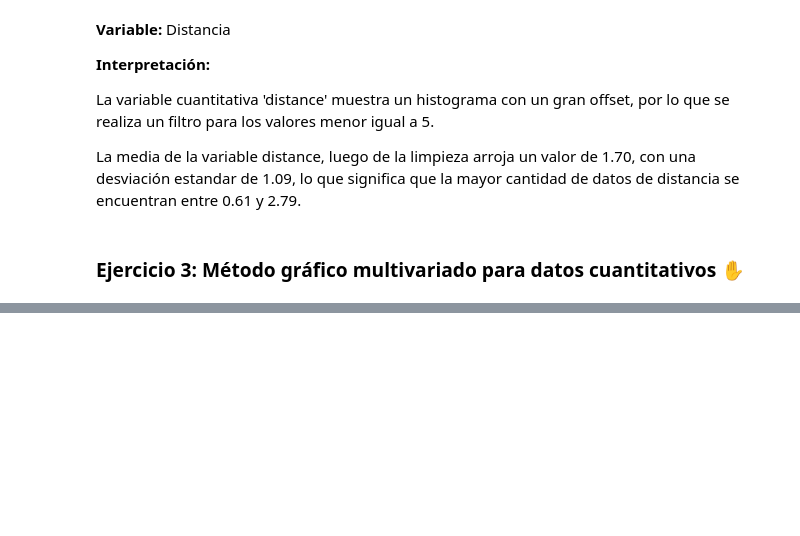
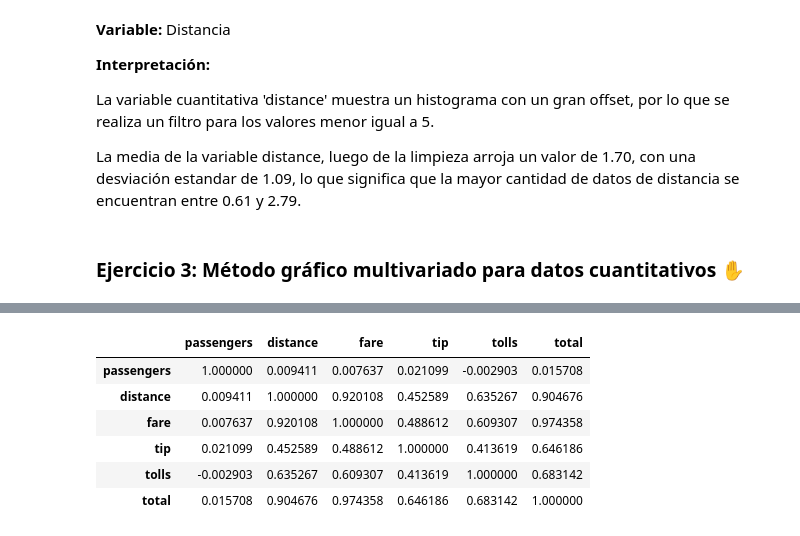
Before and after one commit to mpintoponce/python_utec, a Jupyter notebook: Modulo03:Visualizacion_de_Datos/Python_Tarea_2.ipynb, the cells around one changed output, grey strips where cells are left out. Drawn from its saved outputs; the diff is of its cells as text; code cells hidden in the pictures; blank space fills up the shorter version.

```diff
--- a/Modulo03:Visualizacion_de_Datos/Python_Tarea_2.ipynb
+++ b/Modulo03:Visualizacion_de_Datos/Python_Tarea_2.ipynb
@@ -183,0 +189,18 @@ La media de la variable distance, luego de la limpieza arroja un valor de 1.70,
+# %%
+
+# Seleccionar solo las columnas numéricas
+numeric_df = df.select_dtypes(include=['number'])
+
+# Calcular la matriz de correlacion
+dataCorr = numeric_df.corr()
+
+# Mostrar la matriz de correlacion
+dataCorr
+# %% [output]
+|  | passengers | distance | fare | tip | tolls | total |
+| passengers | 1.000000 | 0.009411 | 0.007637 | 0.021099 | -0.002903 | 0.015708 |
+| distance | 0.009411 | 1.000000 | 0.920108 | 0.452589 | 0.635267 | 0.904676 |
+| fare | 0.007637 | 0.920108 | 1.000000 | 0.488612 | 0.609307 | 0.974358 |
+| tip | 0.021099 | 0.452589 | 0.488612 | 1.000000 | 0.413619 | 0.646186 |
+| tolls | -0.002903 | 0.635267 | 0.609307 | 0.413619 | 1.000000 | 0.683142 |
+| total | 0.015708 | 0.904676 | 0.974358 | 0.646186 | 0.683142 | 1.000000 |
```
Also changed, not shown: parts of 6 cells of this notebook.
